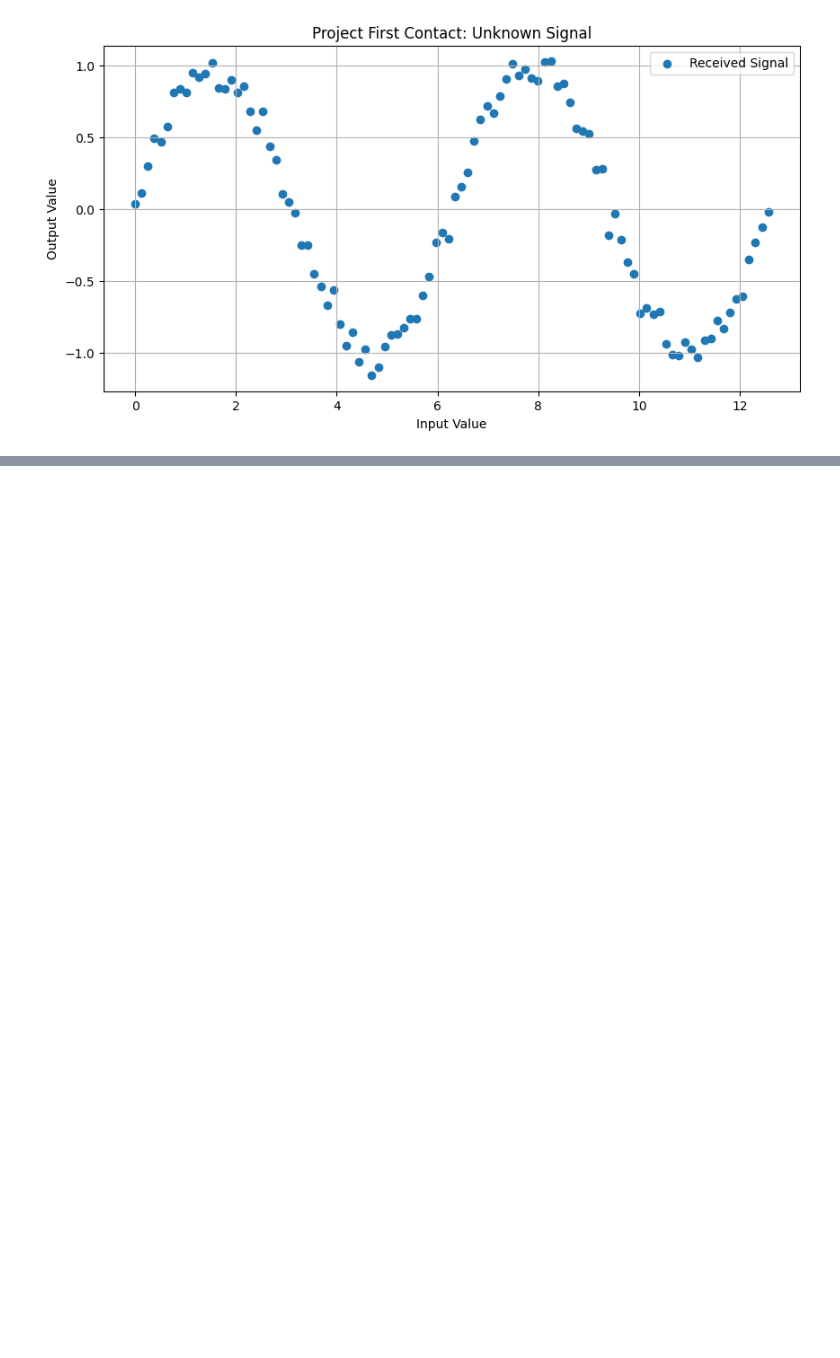
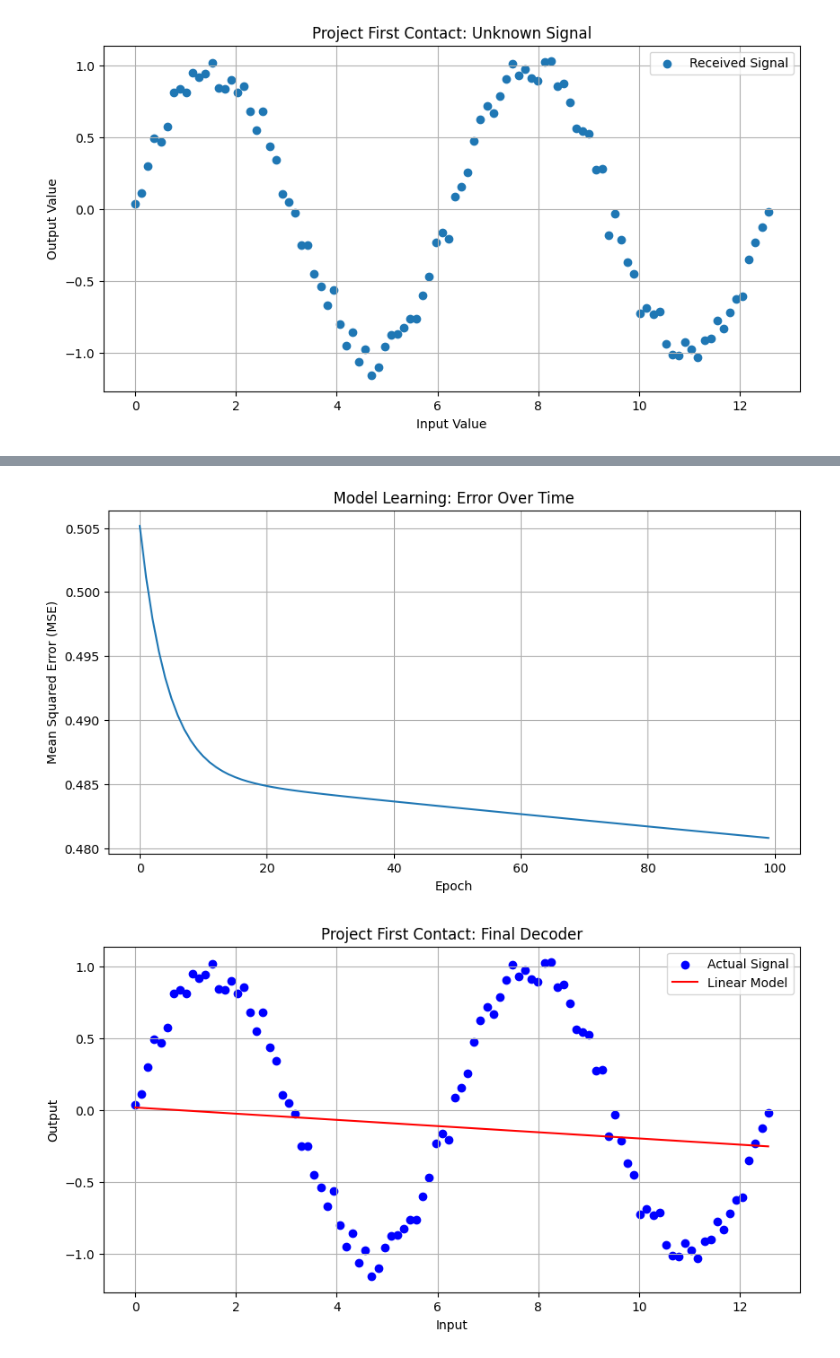
Before and after one commit to pjcarney/Alien-Signal, a Jupyter notebook: Alien_Signal.ipynb, the cells around one changed output, grey strips where cells are left out. Cells and saved outputs as stored; diff of their text form; code cells hidden in the pictures; blank space fills up the shorter version.

```diff
--- a/Alien_Signal.ipynb
+++ b/Alien_Signal.ipynb
@@ -41,0 +147,44 @@ files.download("alien_signal.csv")
+# %%
+
+def plot_mse(mse_history):
+
+    plt.figure(figsize=(10, 5))
+
+    plt.plot(mse_history)
+
+    plt.xlabel("Epoch")
+    plt.ylabel("Mean Squared Error (MSE)")
+    plt.title("Model Learning: Error Over Time")
+
+    plt.grid(True)
+    plt.show()
+# %%
+
+def plot_model(x, y, weight, bias):
+
+    # Calculate predictions using the trained model
+    predictions = weight * x + bias
+
+    plt.figure(figsize=(10, 5))
+
+    # Plot the actual alien signal
+    plt.scatter(x, y, color="blue", label="Actual Signal")
+
+    # Plot the model's predictions
+    plt.plot(x, predictions, color="red", label="Linear Model")
+
+    plt.xlabel("Input")
+    plt.ylabel("Output")
+    plt.title("Project First Contact: Final Decoder")
+
+    plt.legend()
+    plt.grid(True)
+    plt.show()
+
+    return predictions
+# %%
+plot_mse(mse_history)
+predictions = plot_model(x, y, weight, bias)
+# %% [output]
+[figure, added]
+[figure, added]
```
Also changed, not shown: parts of 11 cells of this notebook.
